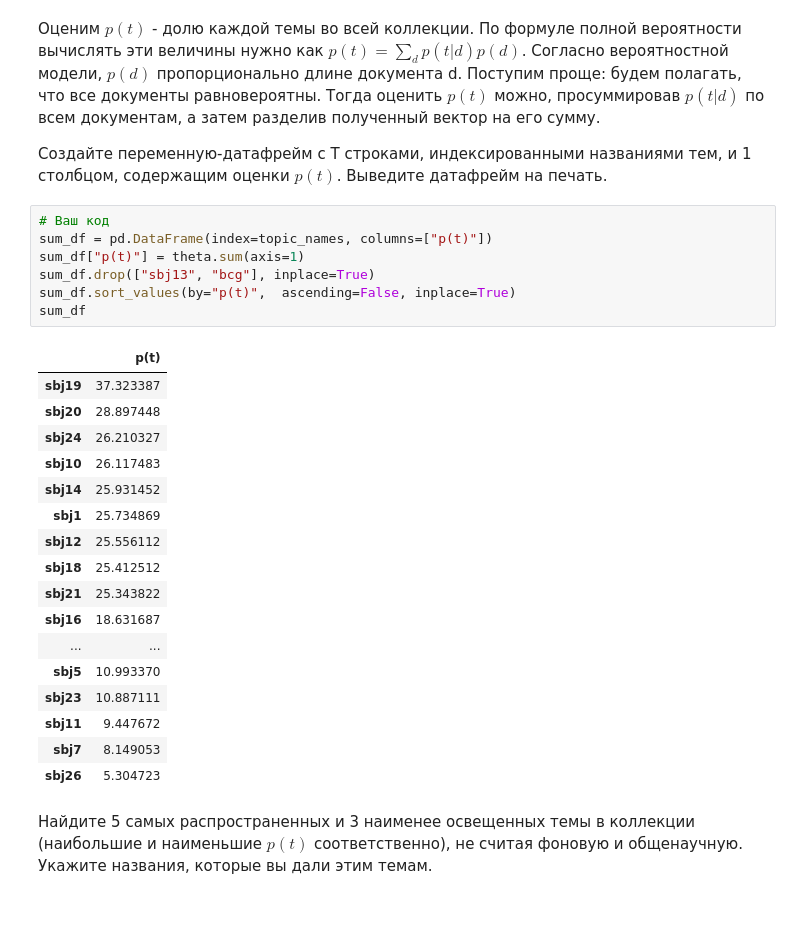
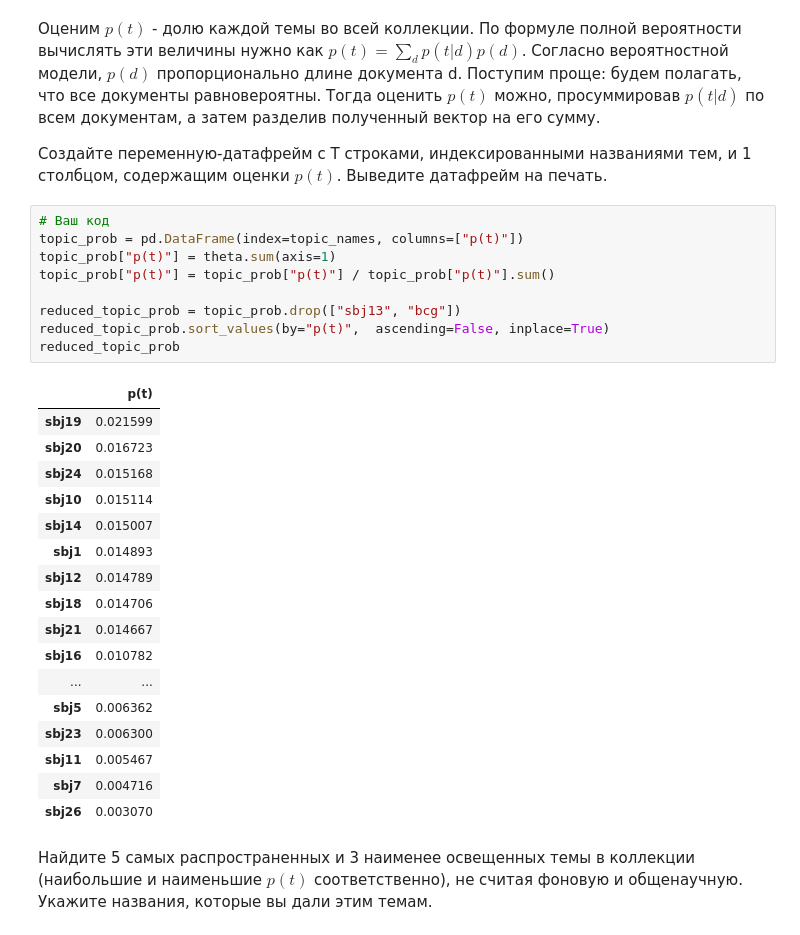
Before and after one commit to evgeni-nabokov/ml-and-da-by-mipt-and-yandex, a Jupyter notebook: C3W4/PostnaukaPeerReview.ipynb, the cells around one changed output. Saved outputs shown, nothing was run; the diff lists cells and outputs as text.

```diff
--- a/C3W4/PostnaukaPeerReview.ipynb
+++ b/C3W4/PostnaukaPeerReview.ipynb
@@ -234,29 +252,31 @@ $p(t) = \sum_d p(t|d) p(d)$. Согласно вероятностной мод
 Создайте переменную-датафрейм с T строками, индексированными названиями тем, и 1 столбцом, содержащим оценки $p(t)$. Выведите датафрейм на печать.
 # %%
 # Ваш код
-sum_df = pd.DataFrame(index=topic_names, columns=["p(t)"])
-sum_df["p(t)"] = theta.sum(axis=1)
-sum_df.drop(["sbj13", "bcg"], inplace=True)
-sum_df.sort_values(by="p(t)",  ascending=False, inplace=True)
-sum_df
+topic_prob = pd.DataFrame(index=topic_names, columns=["p(t)"])
+topic_prob["p(t)"] = theta.sum(axis=1)
+topic_prob["p(t)"] = topic_prob["p(t)"] / topic_prob["p(t)"].sum()
+
+reduced_topic_prob = topic_prob.drop(["sbj13", "bcg"])
+reduced_topic_prob.sort_values(by="p(t)",  ascending=False, inplace=True)
+reduced_topic_prob
 # %% [output]
 |  | p(t) |
-| sbj19 | 37.323387 |
-| sbj20 | 28.897448 |
-| sbj24 | 26.210327 |
-| sbj10 | 26.117483 |
-| sbj14 | 25.931452 |
-| sbj1 | 25.734869 |
-| sbj12 | 25.556112 |
-| sbj18 | 25.412512 |
-| sbj21 | 25.343822 |
-| sbj16 | 18.631687 |
+| sbj19 | 0.021599 |
+| sbj20 | 0.016723 |
+| sbj24 | 0.015168 |
+| sbj10 | 0.015114 |
+| sbj14 | 0.015007 |
+| sbj1 | 0.014893 |
+| sbj12 | 0.014789 |
+| sbj18 | 0.014706 |
+| sbj21 | 0.014667 |
+| sbj16 | 0.010782 |
 | ... | ... |
-| sbj5 | 10.993370 |
-| sbj23 | 10.887111 |
-| sbj11 | 9.447672 |
-| sbj7 | 8.149053 |
-| sbj26 | 5.304723 |
+| sbj5 | 0.006362 |
+| sbj23 | 0.006300 |
+| sbj11 | 0.005467 |
+| sbj7 | 0.004716 |
+| sbj26 | 0.003070 |
 # %% [markdown]
 Найдите 5 самых распространенных и 3 наименее освещенных темы в коллекции (наибольшие и наименьшие $p(t)$ соответственно), не считая фоновую и общенаучную. Укажите названия, которые вы дали этим темам.
 # %% [raw]
```
Also changed, not shown: parts of 10 cells of this notebook, 42 other files.
